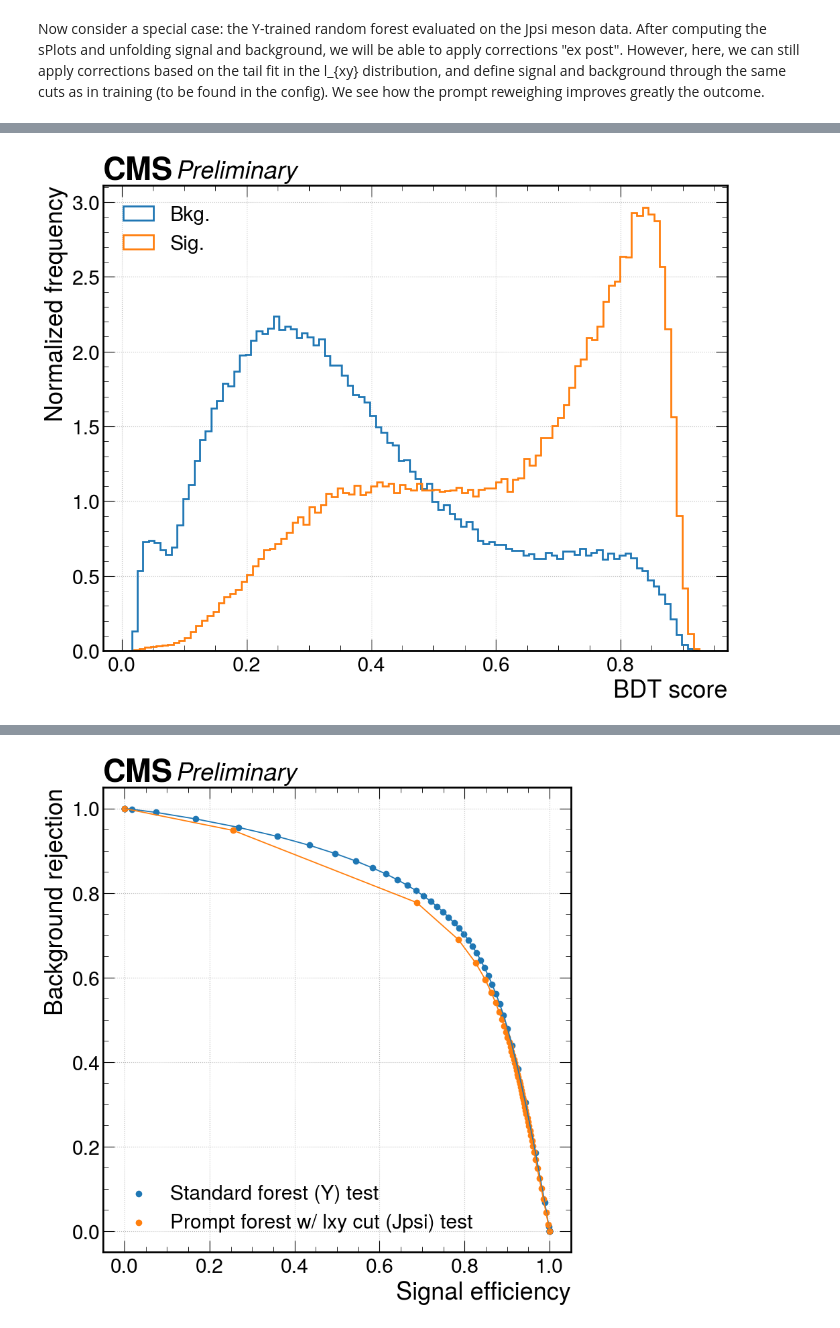
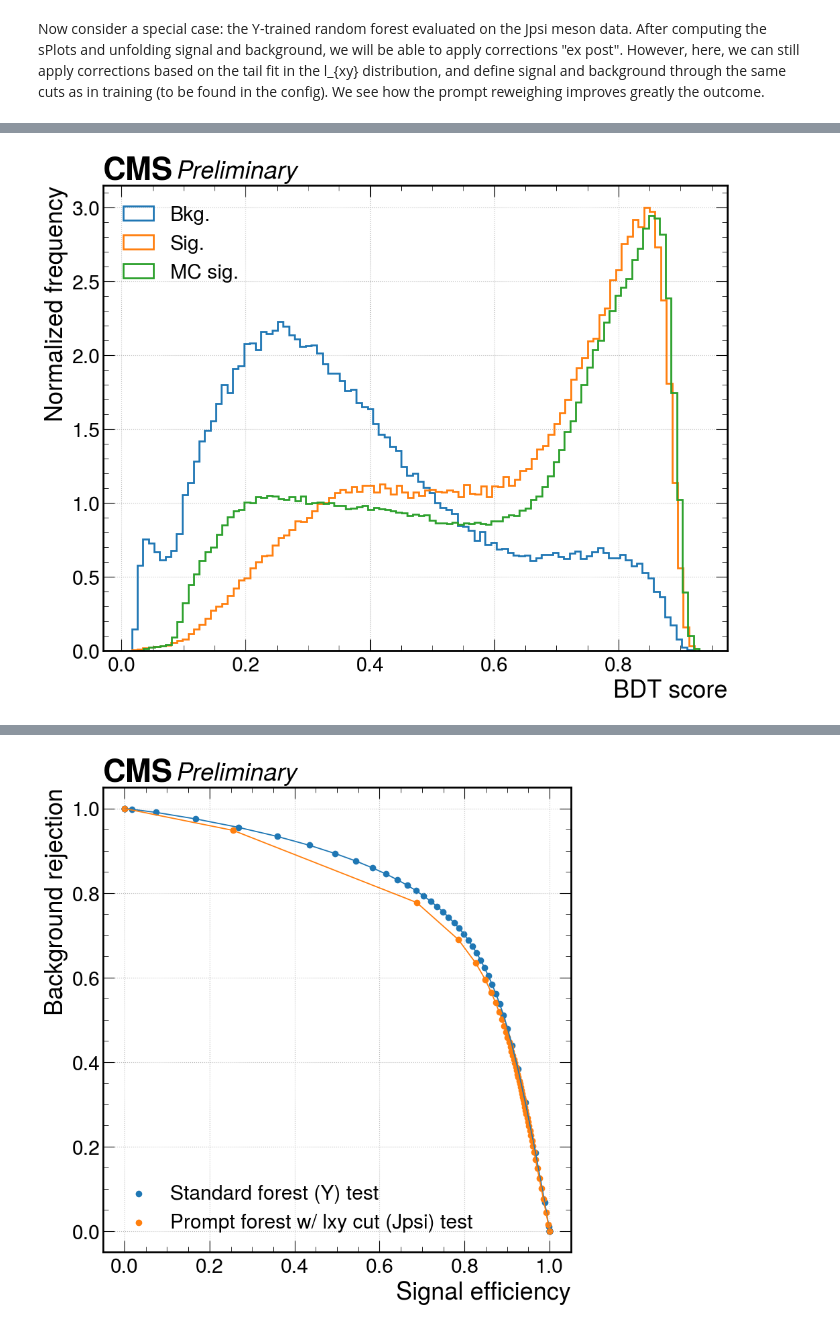
Before and after one commit to ludomori99/Darkphotons_Run3, a Jupyter notebook: BDT/view_training.ipynb, the cells around one changed output, grey strips where cells are left out. Cells and saved outputs as stored; diff of their text form; code cells hidden in the pictures.

```diff
--- a/BDT/view_training.ipynb
+++ b/BDT/view_training.ipynb
@@ -112,9 +158,9 @@ loading successful
 # %%
 modelname = "forest_standard"
 Jpsi_fs = Trainer("Jpsi", modelname)
-Jpsi_fs.load_data()
+Jpsi_fs.load_data(include_MC=True)
 Jpsi_fs.prepare_training_set()
 Jpsi_fs.load_model()
-Jpsi_fs.plot_model()
+Jpsi_fs.plot_model(plot_MC=True)
 # %% [output]
 Start loading data
@@ -122,8 +170,8 @@ Successfully imported data file /data/submit/mori25/dark_photons_ludo/DimuonTree
 Defined training and evaluation datasets
 
 loading model  /work/submit/mori25/Darkphotons_ludo/BDT/trained_models/forest_standard_Jpsi.json
 loading successful
-[figure, old version]
+[figure, new version]
 # %%
 modelname = "forest_prompt"
 Jpsi_fp = Trainer("Jpsi", modelname)
```
Also changed, not shown: parts of 22 cells of this notebook, 5 other files.
